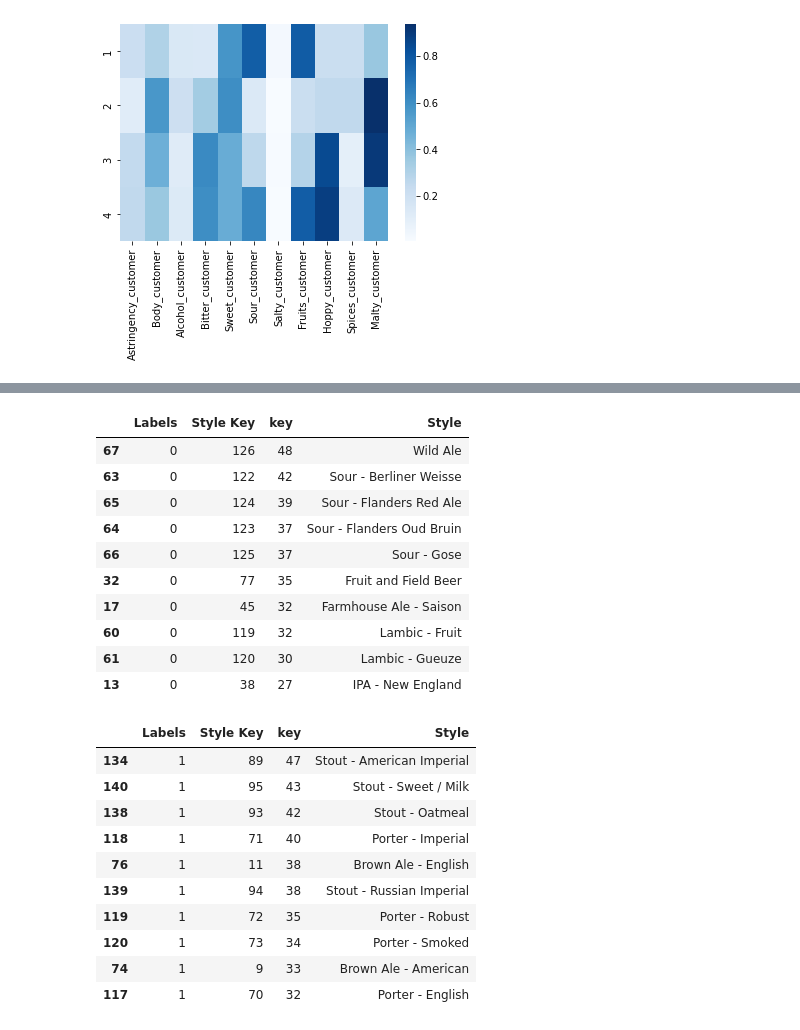
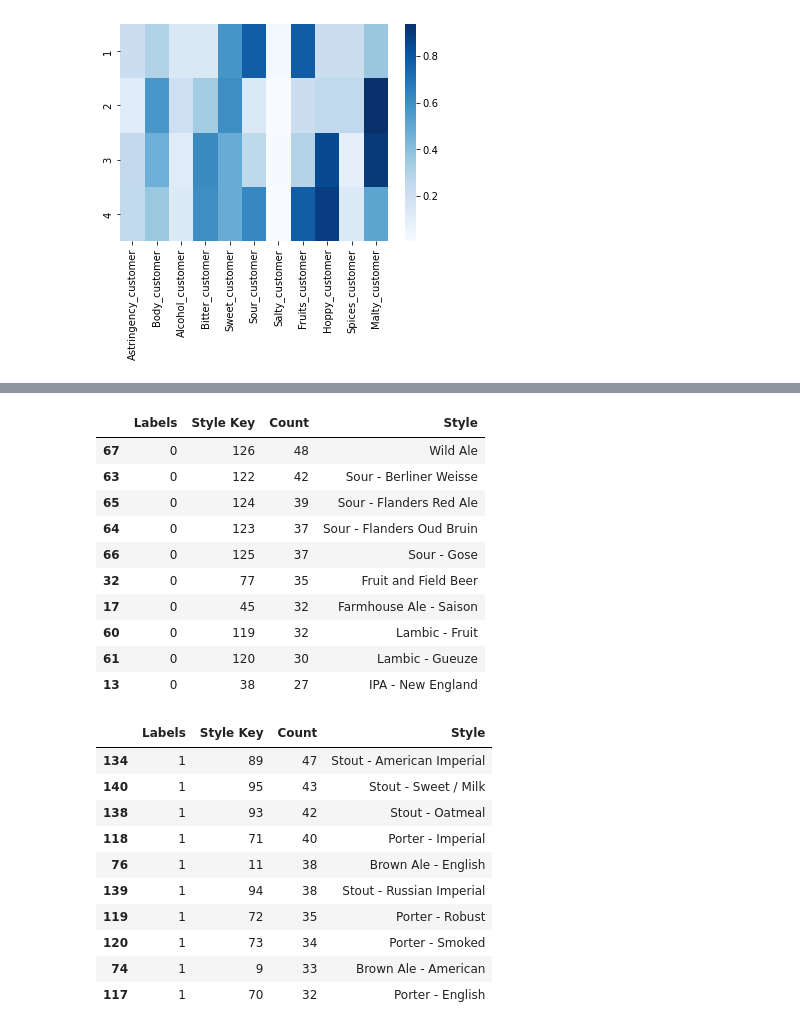
Before and after one commit to happysoymilk/beer_data_analysis, a Jupyter notebook: PCA.ipynb, the cells around one changed output, grey strips where cells are left out. Saved outputs shown, nothing was run; the diff lists cells and outputs as text; code cells hidden in the pictures.

```diff
--- a/PCA.ipynb
+++ b/PCA.ipynb
@@ -205,11 +197,12 @@ cluster_style=pd.DataFrame(df_pca).copy()
 cluster_style["Labels"]=kmeans_pca.labels_
 cluster_style = cluster_style.groupby(["Labels", "Style Key"])['key'].count().reset_index()
 cluster_style = pd.merge(cluster_style, style_key, left_on = 'Style Key', right_on = 'Style Key', how = 'left')
+cluster_style.rename(columns = {'key':'Count'}, inplace = True)
 # %%
-cluster_style_1 = cluster_style.loc[cluster_style['Labels'] == 0, :].sort_values(['key'], ascending=False)
+cluster_style_1 = cluster_style.loc[cluster_style['Labels'] == 0, :].sort_values(['Count'], ascending=False)
 cluster_style_1.head(10)
 # %% [output]
-|  | Labels | Style Key | key | Style |
+|  | Labels | Style Key | Count | Style |
 | 67 | 0 | 126 | 48 | Wild Ale |
 | 63 | 0 | 122 | 42 | Sour - Berliner Weisse |
 | 65 | 0 | 124 | 39 | Sour - Flanders Red Ale |
@@ -221,10 +214,10 @@ cluster_style_1.head(10)
 | 61 | 0 | 120 | 30 | Lambic - Gueuze |
 | 13 | 0 | 38 | 27 | IPA - New England |
 # %%
-cluster_style_2 = cluster_style.loc[cluster_style['Labels'] == 1, :].sort_values(['key'], ascending=False)
+cluster_style_2 = cluster_style.loc[cluster_style['Labels'] == 1, :].sort_values(['Count'], ascending=False)
 cluster_style_2.head(10)
 # %% [output]
-|  | Labels | Style Key | key | Style |
+|  | Labels | Style Key | Count | Style |
 | 134 | 1 | 89 | 47 | Stout - American Imperial |
 | 140 | 1 | 95 | 43 | Stout - Sweet / Milk |
 | 138 | 1 | 93 | 42 | Stout - Oatmeal |
```
Also changed, not shown: parts of 8 cells of this notebook, 1 other file.
